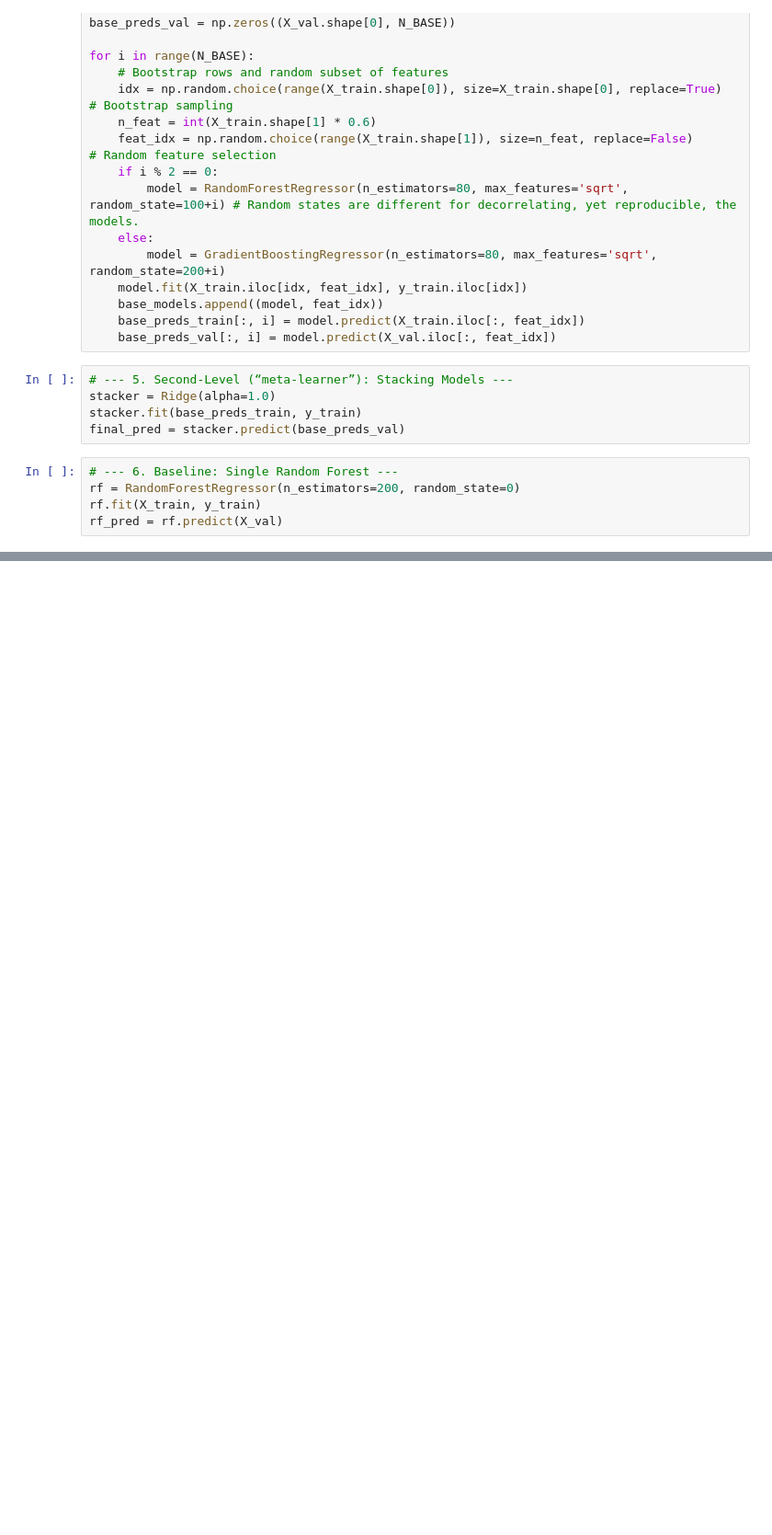
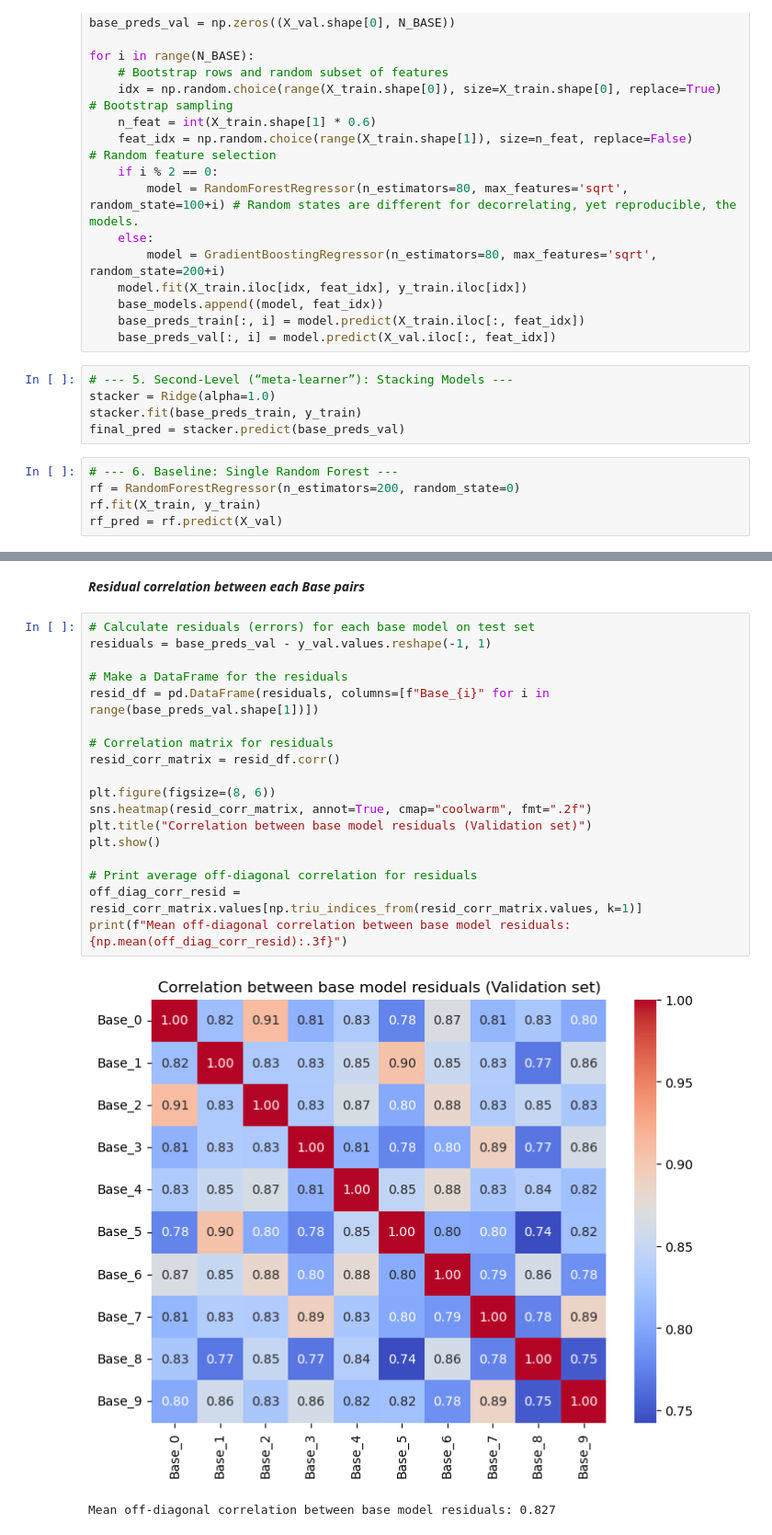
Before and after one commit to submerged-in-matrix/materials-ml-projects-, a Jupyter notebook: Projects/P_4_MP_Pred_2_Lvl_Ensemble/P_4_MP_Pred_2_Lvl_Ensemble.ipynb, the cells around one changed output, grey strips where cells are left out. Shown at 92% size. Cells and saved outputs as stored; diff of their text form; blank space fills up the shorter version.

```diff
--- a/Projects/P_4_MP_Pred_2_Lvl_Ensemble/P_4_MP_Pred_2_Lvl_Ensemble.ipynb
+++ b/Projects/P_4_MP_Pred_2_Lvl_Ensemble/P_4_MP_Pred_2_Lvl_Ensemble.ipynb
@@ -220,0 +230,23 @@ display(Markdown(r"""
+# %% [markdown]
+***Residual correlation between each Base pairs***
+# %%
+# Calculate residuals (errors) for each base model on test set
+residuals = base_preds_val - y_val.values.reshape(-1, 1)
+
+# Make a DataFrame for the residuals
+resid_df = pd.DataFrame(residuals, columns=[f"Base_{i}" for i in range(base_preds_val.shape[1])])
+
+# Correlation matrix for residuals
+resid_corr_matrix = resid_df.corr()
+
+plt.figure(figsize=(8, 6))
+sns.heatmap(resid_corr_matrix, annot=True, cmap="coolwarm", fmt=".2f")
+plt.title("Correlation between base model residuals (Validation set)")
+plt.show()
+
+# Print average off-diagonal correlation for residuals
+off_diag_corr_resid = resid_corr_matrix.values[np.triu_indices_from(resid_corr_matrix.values, k=1)]
+print(f"Mean off-diagonal correlation between base model residuals: {np.mean(off_diag_corr_resid):.3f}")
+# %% [output]
+[figure, added]
+Mean off-diagonal correlation between base model residuals: 0.827
```
Also changed, not shown: parts of 17 cells of this notebook.
